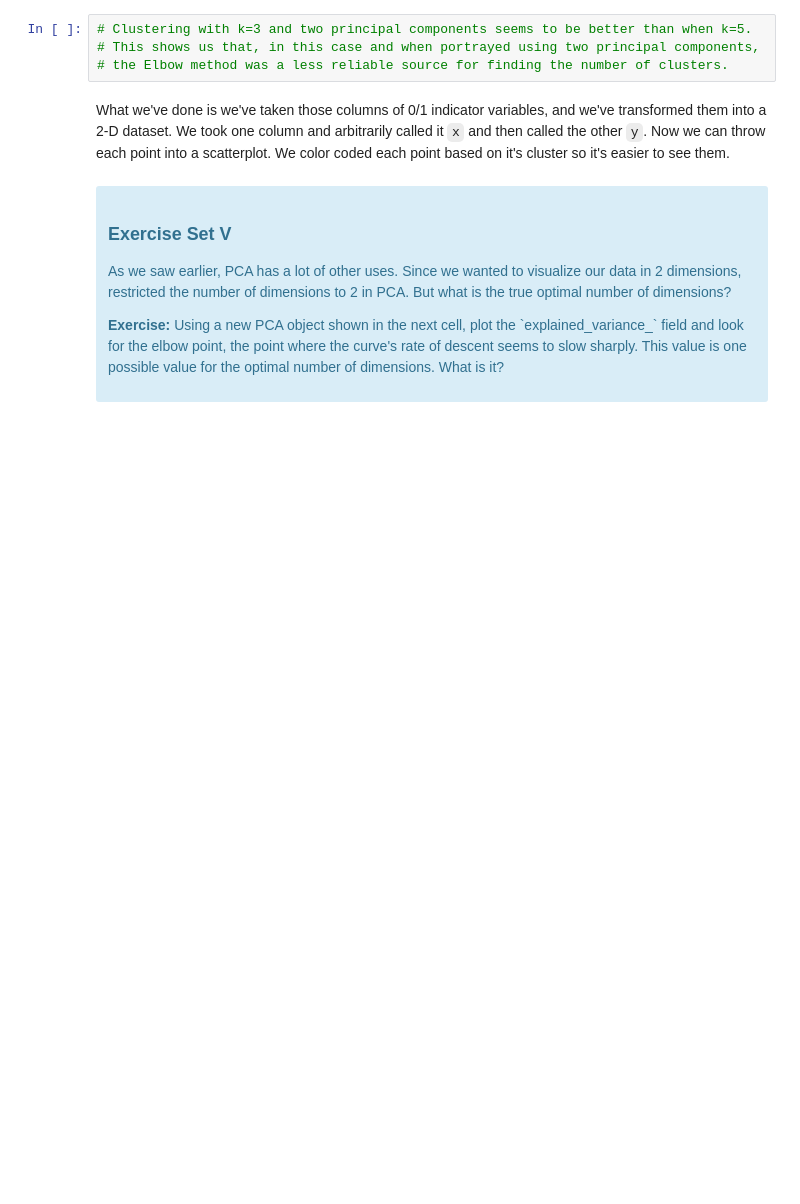
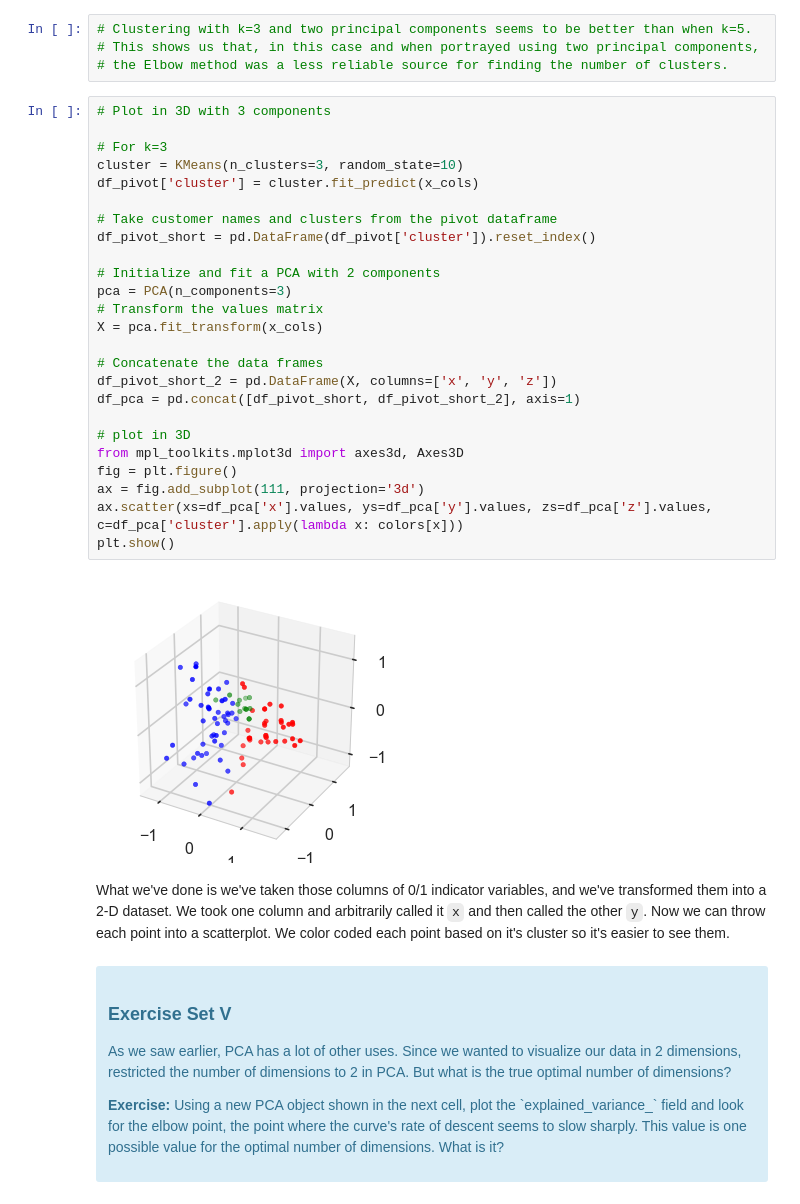
Before and after one commit to dpalbrecht/Springboard-Exercises, a Jupyter notebook: Machine Learning/Mini_Project_Clustering.ipynb, the cells around one changed output. Cells and saved outputs as stored; diff of their text form; blank space fills up the shorter version.

Commit message:
Add 3D plotting

```diff
--- a/Machine Learning/Mini_Project_Clustering.ipynb
+++ b/Machine Learning/Mini_Project_Clustering.ipynb
@@ -412,6 +412,33 @@ plt.title('Cluster Representation by\n 2 Principal Components (k=3)', size=14);
 # Clustering with k=3 and two principal components seems to be better than when k=5.
 # This shows us that, in this case and when portrayed using two principal components,
 # the Elbow method was a less reliable source for finding the number of clusters.
+# %%
+# Plot in 3D with 3 components
+
+# For k=3
+cluster = KMeans(n_clusters=3, random_state=10)
+df_pivot['cluster'] = cluster.fit_predict(x_cols)
+
+# Take customer names and clusters from the pivot dataframe
+df_pivot_short = pd.DataFrame(df_pivot['cluster']).reset_index()
+
+# Initialize and fit a PCA with 2 components
+pca = PCA(n_components=3)
+# Transform the values matrix
+X = pca.fit_transform(x_cols)
+
+# Concatenate the data frames
+df_pivot_short_2 = pd.DataFrame(X, columns=['x', 'y', 'z'])
+df_pca = pd.concat([df_pivot_short, df_pivot_short_2], axis=1)
+
+# plot in 3D
+from mpl_toolkits.mplot3d import axes3d, Axes3D
+fig = plt.figure()
+ax = fig.add_subplot(111, projection='3d')
+ax.scatter(xs=df_pca['x'].values, ys=df_pca['y'].values, zs=df_pca['z'].values, c=df_pca['cluster'].apply(lambda x: colors[x]))
+plt.show()
+# %% [output]
+[figure, added]
 # %% [markdown]
 What we've done is we've taken those columns of 0/1 indicator variables, and we've transformed them into a 2-D dataset. We took one column and arbitrarily called it `x` and then called the other `y`. Now we can throw each point into a scatterplot. We color coded each point based on it's cluster so it's easier to see them.
 # %% [markdown]
```
Also changed, not shown: parts of 6 cells of this notebook.
